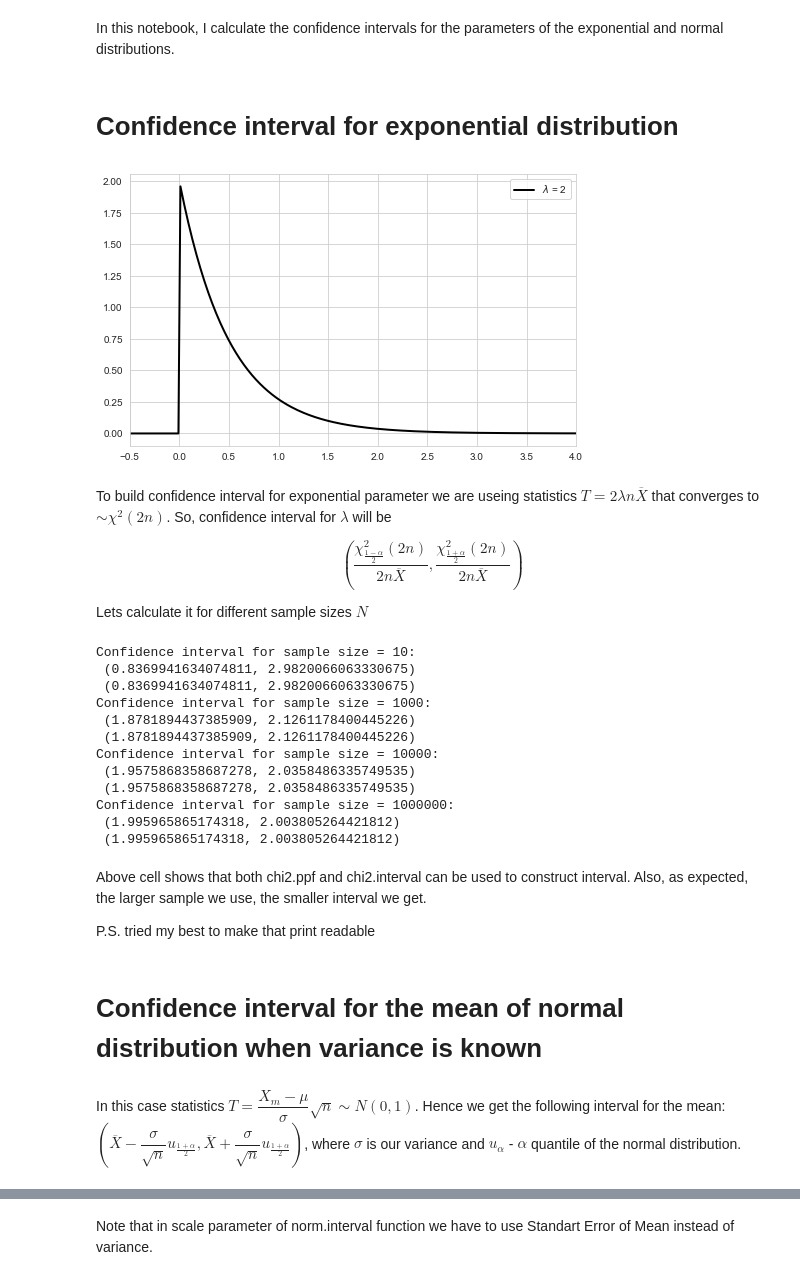
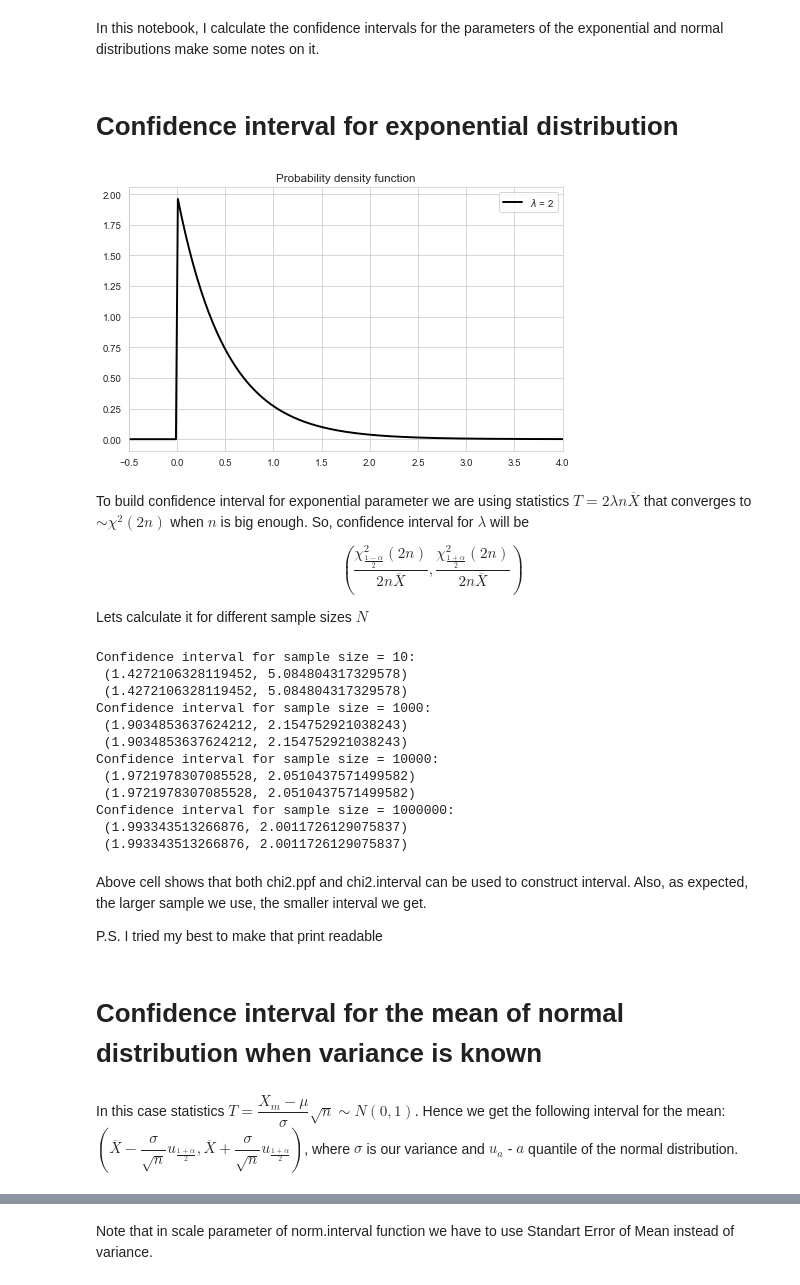
Before and after one commit to MrMaSkerr/DataAnalysisProjects, a Jupyter notebook: Stats/Confidence intervals.ipynb, the cells around one changed output, grey strips where cells are left out. Saved outputs shown, nothing was run; the diff lists cells and outputs as text; code cells hidden in the pictures.

```diff
--- a/Stats/Confidence intervals.ipynb
+++ b/Stats/Confidence intervals.ipynb
@@ -1,5 +1,5 @@
 # %% [markdown]
-In this notebook, I calculate the confidence intervals for the parameters of the exponential and normal distributions.
+In this notebook, I calculate the confidence intervals for the parameters of the exponential and normal distributions make some notes on it.
 # %%
 import numpy as np
 from scipy.stats import chi2, expon, norm, t, sem
@@ -18,12 +18,13 @@ Lambda = 2
 # %%
 y = expon.pdf(x, scale = 1/Lambda)
 plt.plot(x, y, color = 'black', linewidth = 2, label = f'$\lambda$ = {Lambda}')
 plt.xlim(-0.5, 4)
-plt.legend();
+plt.legend()
+plt.title('Probability density function');
 # %% [output]
-[figure, old version]
+[figure, new version]
 # %% [markdown]
-To build confidence interval for exponential parameter we are useing statistics $T = 2\lambda n \overline{X}$ that converges to $\sim \chi^2(2n)$. So, confidence interval for $\lambda$ will be
+To build confidence interval for exponential parameter we are using statistics $T = 2\lambda n \overline{X}$ that converges to $\sim \chi^2(2n)$ when $n$ is big enough. So, confidence interval for $\lambda$ will be
 
 $$\left(\dfrac{\chi^2_{\frac{1 -\alpha}{2}}(2n)}{2n\overline{X}}, \dfrac{\chi^2_{\frac{1 + \alpha}{2}}(2n)}{2n\overline{X}}\right)$$
 
@@ -35,30 +36,31 @@ N = [10, 1000, 10000, 1000000]
 alpha = 0.95
 for n in N:
     X = np.random.exponential(scale = 1 / Lambda, size = n)
-    print(f'Confidence interval for sample size = {n}:\n',
-    f'({chi2.ppf((1 - alpha)/2, df = 2 * n)/(2 * n * X.mean())}, {chi2.ppf((1 + alpha) / 2, df = 2 * n)/(2 * n *X.mean())})\n',
-    tuple(chi2.interval(alpha = alpha, df = 2 * n) / (2 * n * X.mean())))
+    print(
+        f'Confidence interval for sample size = {n}:\n',
+        f'({chi2.ppf((1 - alpha)/2, df = 2 * n)/(2 * n * X.mean())}, {chi2.ppf((1 + alpha) / 2, df = 2 * n)/(2 * n *X.mean())})\n',
+        tuple(chi2.interval(alpha = alpha, df = 2 * n) / (2 * n * X.mean())))
 # %% [output]
 Confidence interval for sample size = 10:
- (0.8369941634074811, 2.9820066063330675)
- (0.8369941634074811, 2.9820066063330675)
+ (1.4272106328119452, 5.084804317329578)
+ (1.4272106328119452, 5.084804317329578)
 Confidence interval for sample size = 1000:
- (1.8781894437385909, 2.1261178400445226)
- (1.8781894437385909, 2.1261178400445226)
+ (1.9034853637624212, 2.154752921038243)
+ (1.9034853637624212, 2.154752921038243)
 Confidence interval for sample size = 10000:
- (1.9575868358687278, 2.0358486335749535)
- (1.9575868358687278, 2.0358486335749535)
+ (1.9721978307085528, 2.0510437571499582)
+ (1.9721978307085528, 2.0510437571499582)
 Confidence interval for sample size = 1000000:
- (1.995965865174318, 2.003805264421812)
- (1.995965865174318, 2.003805264421812)
+ (1.993343513266876, 2.0011726129075837)
+ (1.993343513266876, 2.0011726129075837)
 # %% [markdown]
 Above cell shows that both chi2.ppf and chi2.interval can be used to construct interval. Also, as expected, the larger sample we use, the smaller interval we get.
 
-P.S. tried my best to make that print readable
+P.S. I tried my best to make that print readable
 # %% [markdown]
 # Confidence interval for the mean of normal distribution when variance is known
 # %% [markdown]
-In this case statistics $T = \dfrac{X_m - \mu}{\sigma}\sqrt n \sim N(0, 1)$. Hence we get the following interval for the mean: $\left(\overline{X} - \dfrac{\sigma}{\sqrt n} u_{\frac{1 + \alpha}{2}}, \overline{X} + \dfrac{\sigma}{\sqrt n} u_{\frac{1 + \alpha}{2}}\right)$, where $\sigma$ is our variance and $u_\alpha$ - $\alpha$  quantile of the normal distribution.
+In this case statistics $T = \dfrac{X_m - \mu}{\sigma}\sqrt n \sim N(0, 1)$. Hence we get the following interval for the mean: $\left(\overline{X} - \dfrac{\sigma}{\sqrt n} u_{\frac{1 + \alpha}{2}}, \overline{X} + \dfrac{\sigma}{\sqrt n} u_{\frac{1 + \alpha}{2}}\right)$, where $\sigma$ is our variance and $u_a$ - $a$  quantile of the normal distribution.
 # %%
 # Setting parameters
 Mu = 2.5
```
Also changed, not shown: parts of 7 cells of this notebook.
